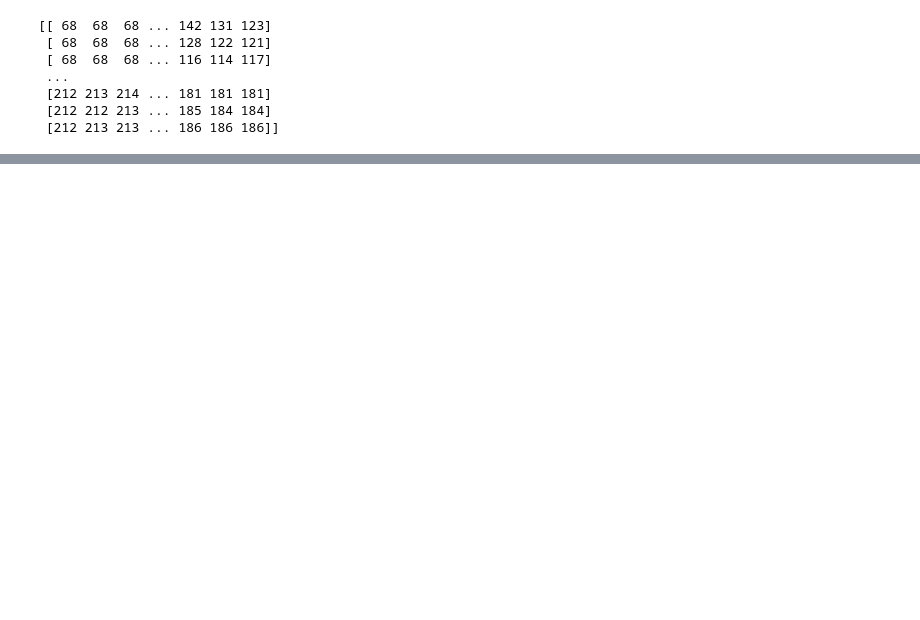
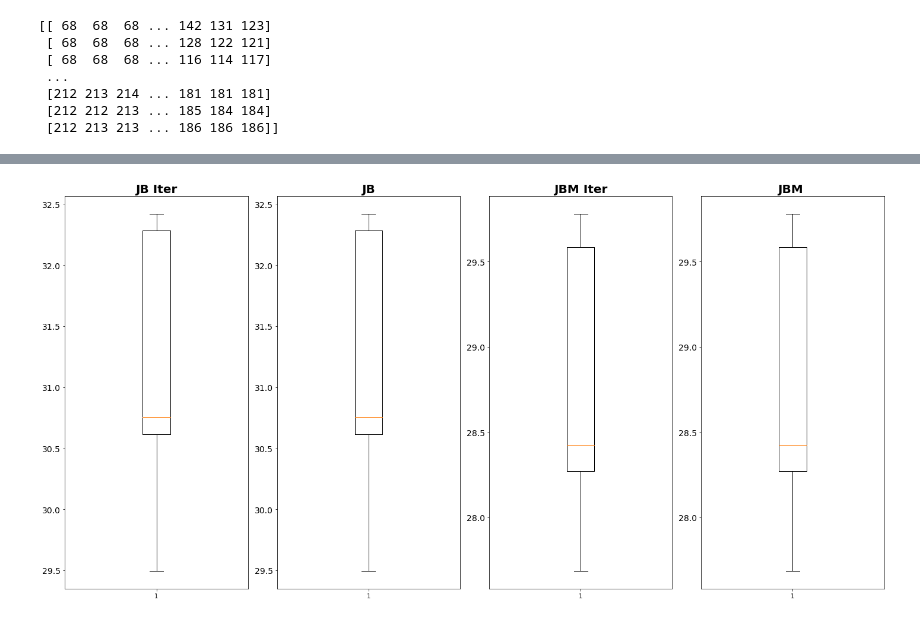
Before and after one commit to andrasreka/JBFU, a Jupyter notebook: draft.ipynb, the cells around one changed output, grey strips where cells are left out. Drawn from its saved outputs; the diff is of its cells as text; code cells hidden in the pictures; blank space fills up the shorter version.

```diff
--- a/draft.ipynb
+++ b/draft.ipynb
@@ -68,0 +146,7 @@ array([[ 54,  56,  57, ..., 149, 131, 138],
+# %%
+#arr = np.array([naive_err_ssim[0], dp_err_ssim[0], opencv_err_ssim[0], jb_err_ssim[0]]).T
+#arr = np.array([naive_err_rmse[0], dp_err_rmse[0], opencv_err_rmse[0], jb_err_rmse[0]]).T
+arr = np.array([naive_err_psnr[0], dp_err_psnr[0], opencv_err_psnr[0], jb_err_psnr[0]]).T
+
+
+df = pd.DataFrame(arr, columns = ['JB Iter','JB','JBM Iter', 'JBM '])
@@ -68,0 +162,18 @@ array([[ 54,  56,  57, ..., 149, 131, 138],
+# %%
+red_circle = dict(markerfacecolor='red', marker='o', markeredgecolor='white')
+
+fig, axs = plt.subplots(1, len(df.columns), figsize=(20,10))
+
+for i, ax in enumerate(axs.flat):
+    ax.boxplot(df.iloc[:,i], flierprops=red_circle)
+    df.iloc[:,i]
+    ax.set_title(df.columns[i], fontsize=20, fontweight='bold')
+    ax.tick_params(axis='y', labelsize=14)
+
+    #Checking if column names are equal to columns we expect to be logarithmic
+    if df.columns[i] == 'RDEP' or df.columns[i] == 'RMED':
+        ax.semilogy()
+
+plt.tight_layout()
+# %% [output]
+[figure, added]
```
Also changed, not shown: parts of 10 cells of this notebook, 7 other files.
